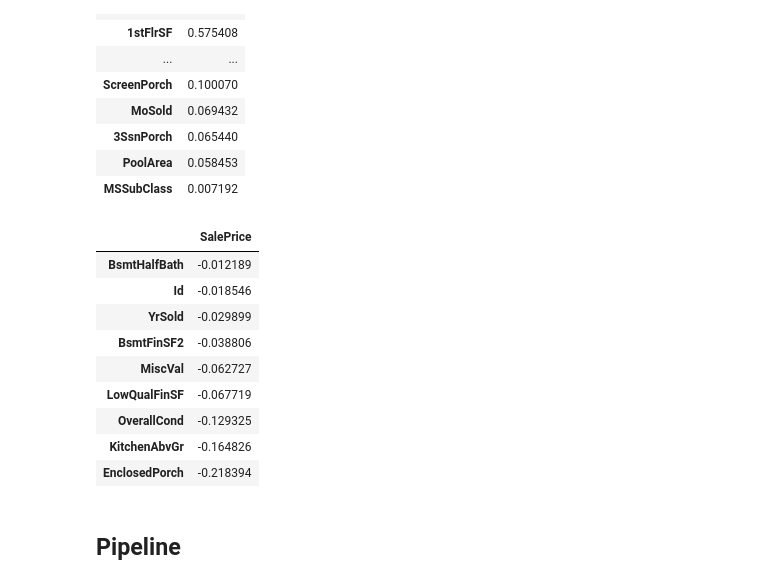
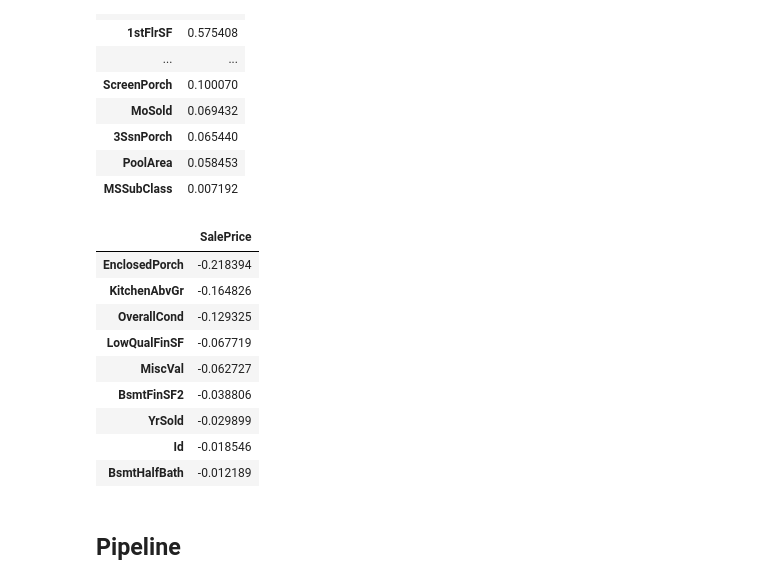
Before and after one commit to iasuu/stat_learning, a Jupyter notebook: SCRIPT/modelagem.ipynb, the cells around one changed output. Drawn from its saved outputs; the diff is of its cells as text; code cells hidden in the pictures.

```diff
--- a/SCRIPT/modelagem.ipynb
+++ b/SCRIPT/modelagem.ipynb
@@ -44,7 +45,8 @@ def creating_total_area(data):
     data['total_area'] = data['TotalBsmtSF'] + data['1stFlrSF'] + data['2ndFlrSF'] + data['LowQualFinSF'] + data['GrLivArea'] + data['GarageArea'] + \
                          data['OpenPorchSF'] + data['WoodDeckSF'] + data['EnclosedPorch'] + data['3SsnPorch'] + data['ScreenPorch'] + data['PoolArea'] + data['LotArea']
 
-    data1 = data.drop(['TotalBsmtSF', '1stFlrSF', '2ndFlrSF', 'LowQualFinSF', 'GrLivArea', 'GarageArea', 'OpenPorchSF', 'WoodDeckSF', 'EnclosedPorch', '3SsnPorch', 'ScreenPorch', 'PoolArea', 'LotArea'], axis=1)
+    data1 = data.drop(['TotalBsmtSF', '1stFlrSF', '2ndFlrSF', 'LowQualFinSF', 'GrLivArea', 'GarageArea', 'OpenPorchSF', 'WoodDeckSF', 'EnclosedPorch', '3SsnPorch', \
+                       'ScreenPorch', 'PoolArea', 'LotArea'], axis=1)
 
     return(data1)
 
@@ -83,6 +85,11 @@ def replacing_catergorical_na(data):
     data.loc[(data.Fence.isna()), ['Fence']] = 'NoFence'
 
     # return(data)
+
+def drop_columns(data):
+
+    data1 = data.drop(['Neighborhood', 'Condition1', 'Condition2', 'RoofStyle','Heating', 'Functional'], axis=1)
+    return(data1)
 # %% [markdown]
 ## 1. Data set introduction and treatment
 # %%
@@ -211,3 +216,7 @@ replacing_catergorical_na(train_data)
+# %%
+replacing_catergorical_na(train_data)
+train_data = drop_columns(train_data)
+test_data = drop_columns(test_data)
 # %% [markdown]
 ### Some plots
 
@@ -288,18 +303,18 @@ The default value of numeric_only in DataFrame.corr is deprecated. In a future v
 | PoolArea | 0.058453 |
 | MSSubClass | 0.007192 |
 # %%
-correlacao.loc[correlacao.SalePrice < 0].sort_values(by=['SalePrice'], ascending=False)
+correlacao.loc[correlacao.SalePrice < 0].sort_values(by=['SalePrice'], ascending=True)
 # %% [output]
 |  | SalePrice |
+| EnclosedPorch | -0.218394 |
+| KitchenAbvGr | -0.164826 |
+| OverallCond | -0.129325 |
+| LowQualFinSF | -0.067719 |
+| MiscVal | -0.062727 |
+| BsmtFinSF2 | -0.038806 |
+| YrSold | -0.029899 |
+| Id | -0.018546 |
 | BsmtHalfBath | -0.012189 |
-| Id | -0.018546 |
-| YrSold | -0.029899 |
-| BsmtFinSF2 | -0.038806 |
-| MiscVal | -0.062727 |
-| LowQualFinSF | -0.067719 |
-| OverallCond | -0.129325 |
-| KitchenAbvGr | -0.164826 |
-| EnclosedPorch | -0.218394 |
 # %% [markdown]
 ## Pipeline
 # %%
```
Also changed, not shown: parts of 9 cells of this notebook, 6 other files.
